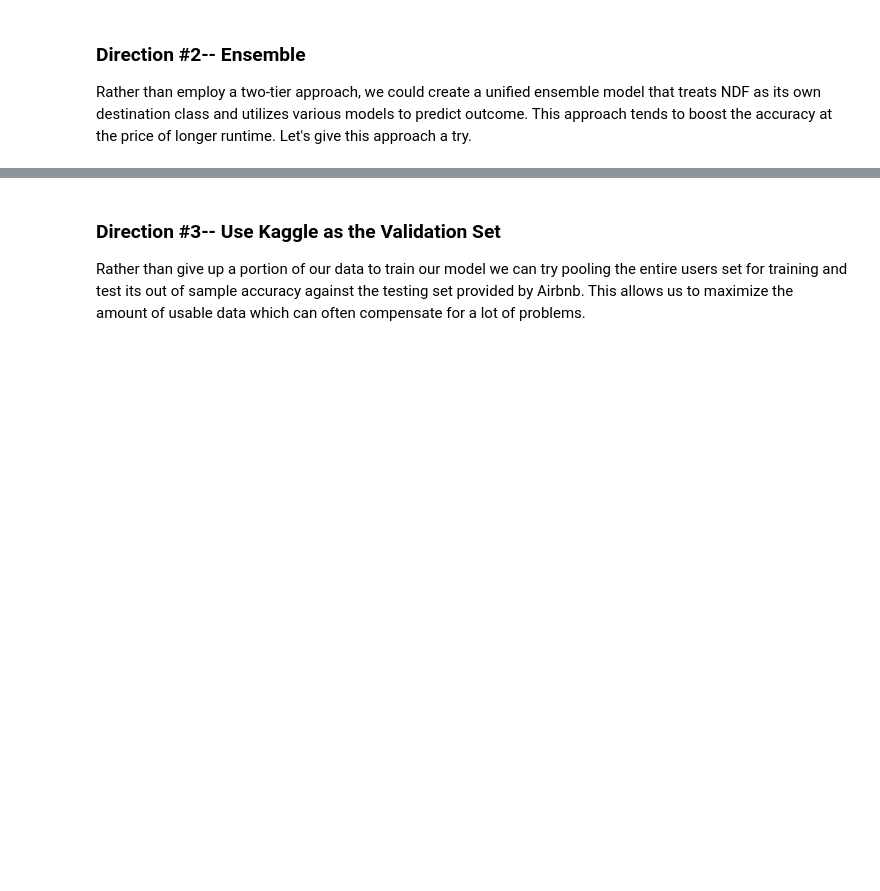
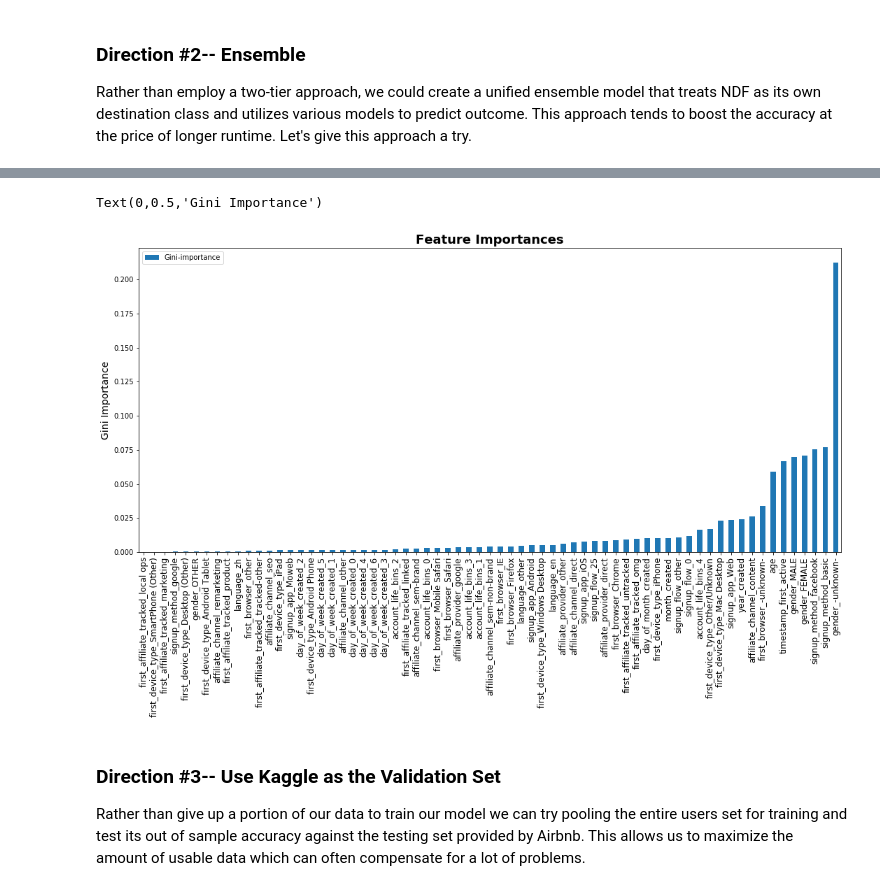
Before and after one commit to broad32/Project, a Jupyter notebook: Project.ipynb, the cells around one changed output, grey strips where cells are left out. Cells and saved outputs as stored; diff of their text form; code cells hidden in the pictures; blank space fills up the shorter version.

Commit message:
included feature importances

```diff
--- a/Project.ipynb
+++ b/Project.ipynb
@@ -753,3 +748,8 @@ One challenge we face from the Airbnb data provided in this problem is the vast
 ### Direction #2-- Ensemble
 
 Rather than employ a two-tier approach, we could create a unified ensemble model that treats NDF as its own destination class and utilizes various models to predict outcome.  This approach tends to boost the accuracy at the price of longer runtime.  Let's give this approach a try.
+# %%
+# Selects xtrain indices from multiclass target2 and creates new ytrain series
+ytrain3 = target2[xtrain.index]
+# %%
+xtrain3 = xtrain.loc[ytrain3.index]
@@ -760,5 +764,5 @@ xtrain_, xtest_, ytrain_, ytest_ = train_test_split(users.copy(), target_, test_
 # %%
 rf_clf3 = RandomForestClassifier()
-gridsearch_rf3  = GridSearchCV(rf_clf2, {"n_estimators": [20,60,100,200], "class_weight": ['balanced', None],
-                                      "max_depth": [3,5,7,9]})
+gridsearch_rf3  = GridSearchCV(rf_clf3, {"n_estimators": [20,150,200], "class_weight": ['balanced', None],
+                                      "max_depth": [3,5,7,9]}, scoring='f1_weighted')
 # %%
@@ -780,3 +802,17 @@ Test Accuracy: 0.87
+# %%
+feats = {} # Dictionary of feature_name: feature_importance
+for feature, importance in zip(xtrain3.columns, gridsearch_rf3.best_estimator_.feature_importances_):
+    feats[feature] = importance #add the name/value pair to dictionary
+
+importances = pd.DataFrame.from_dict(feats, orient='index').rename(columns={0: 'Gini-importance'})
+# %%
+importances.sort_values(by='Gini-importance').plot(kind='bar', rot=90,figsize=(18,8))
+plt.title('Feature Importances', fontsize=18, fontweight='bold')
+plt.xticks(fontsize=12)
+plt.ylabel('Gini Importance', fontsize=14)
+# %% [output]
+Text(0,0.5,'Gini Importance')
+[figure, added]
 # %% [markdown]
 ### Direction #3-- Use Kaggle as the Validation Set
 
```
Also changed, not shown: parts of 24 cells of this notebook.
